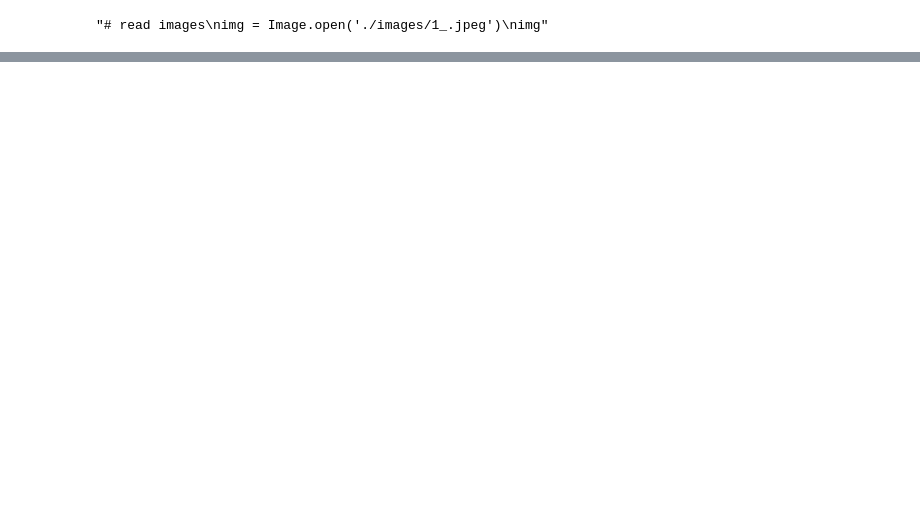
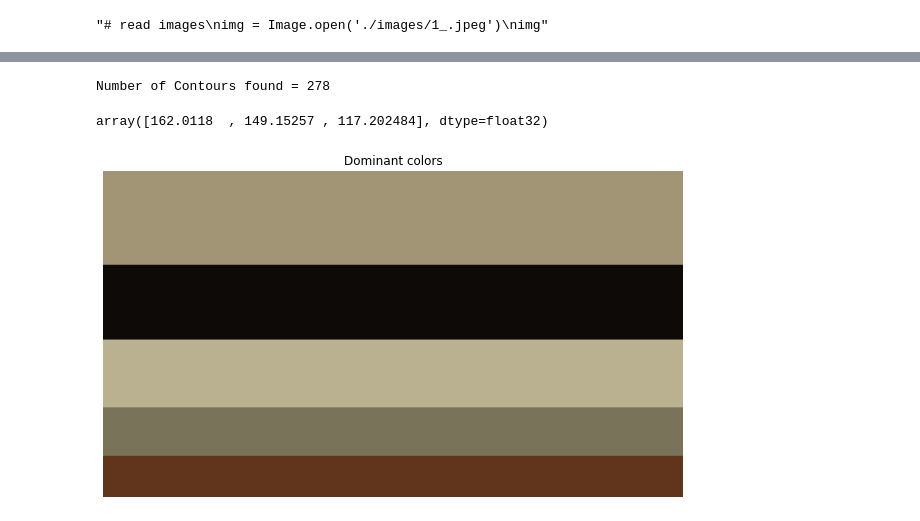
Before and after one commit to raniakbr/Artificial_intelligence_samsung_innovation_compus, a Jupyter notebook: projet/color_feature.ipynb, the cells around one changed output, grey strips where cells are left out. Cells and saved outputs as stored; diff of their text form; code cells hidden in the pictures; blank space fills up the shorter version.

```diff
--- a/projet/color_feature.ipynb
+++ b/projet/color_feature.ipynb
@@ -88,0 +131,77 @@ df.head(20)
+# %%
+#trouver le contour
+
+
+import numpy as np
+
+# Let's load a simple image with 3 black squares
+image = cv2.imread('./images/12.jpg')
+cv2.waitKey(0)
+
+# Grayscale
+gray = cv2.cvtColor(image, cv2.COLOR_BGR2GRAY)
+
+# Find Canny edges
+edged = cv2.Canny(gray, 30, 200)
+cv2.waitKey(0)
+
+# Finding Contours
+# Use a copy of the image e.g. edged.copy()
+# since findContours alters the image
+contours, hierarchy = cv2.findContours(edged,
+                                       cv2.RETR_EXTERNAL, cv2.CHAIN_APPROX_NONE)
+
+cv2.imshow('Canny Edges After Contouring', edged)
+cv2.waitKey(0)
+
+print("Number of Contours found = " + str(len(contours)))
+
+# Draw all contours
+# -1 signifies drawing all contours
+cv2.drawContours(image, contours, -1, (0, 255, 0), 3)
+
+cv2.imshow('Contours', image)
+cv2.waitKey(0)
+cv2.destroyAllWindows()
+# %% [output]
+Number of Contours found = 278
+# %%
+import cv2
+import numpy as np
+from skimage import io
+
+img = io.imread('untitled.png')[:, :, :-1]
+# %%
+pixels = np.float32(img.reshape(-1, 3))
+
+n_colors = 5
+criteria = (cv2.TERM_CRITERIA_EPS + cv2.TERM_CRITERIA_MAX_ITER, 200, .1)
+flags = cv2.KMEANS_RANDOM_CENTERS
+
+_, labels, palette = cv2.kmeans(pixels, n_colors, None, criteria, 10, flags)
+_, counts = np.unique(labels, return_counts=True)
+# %%
+dominant = palette[np.argmax(counts)]
+dominant
+# %% [output]
+array([162.0118  , 149.15257 , 117.202484], dtype=float32)
+# %%
+import matplotlib.pyplot as plt
+
+
+indices = np.argsort(counts)[::-1]
+freqs = np.cumsum(np.hstack([[0], counts[indices]/counts.sum()]))
+rows = np.int_(img.shape[0]*freqs)
+
+dom_patch = np.zeros(shape=img.shape, dtype=np.uint8)
+for i in range(len(rows) - 1):
+    dom_patch[rows[i]:rows[i + 1], :, :] += np.uint8(palette[indices[i]])
+
+fig,  ax1 = plt.subplots(1, 1, figsize=(12, 6))
+
+ax1.imshow(dom_patch)
+ax1.set_title('Dominant colors')
+ax1.axis('off')
+plt.show(fig)
+# %% [output]
+[figure, added]
```
Also changed, not shown: parts of 14 cells of this notebook.
